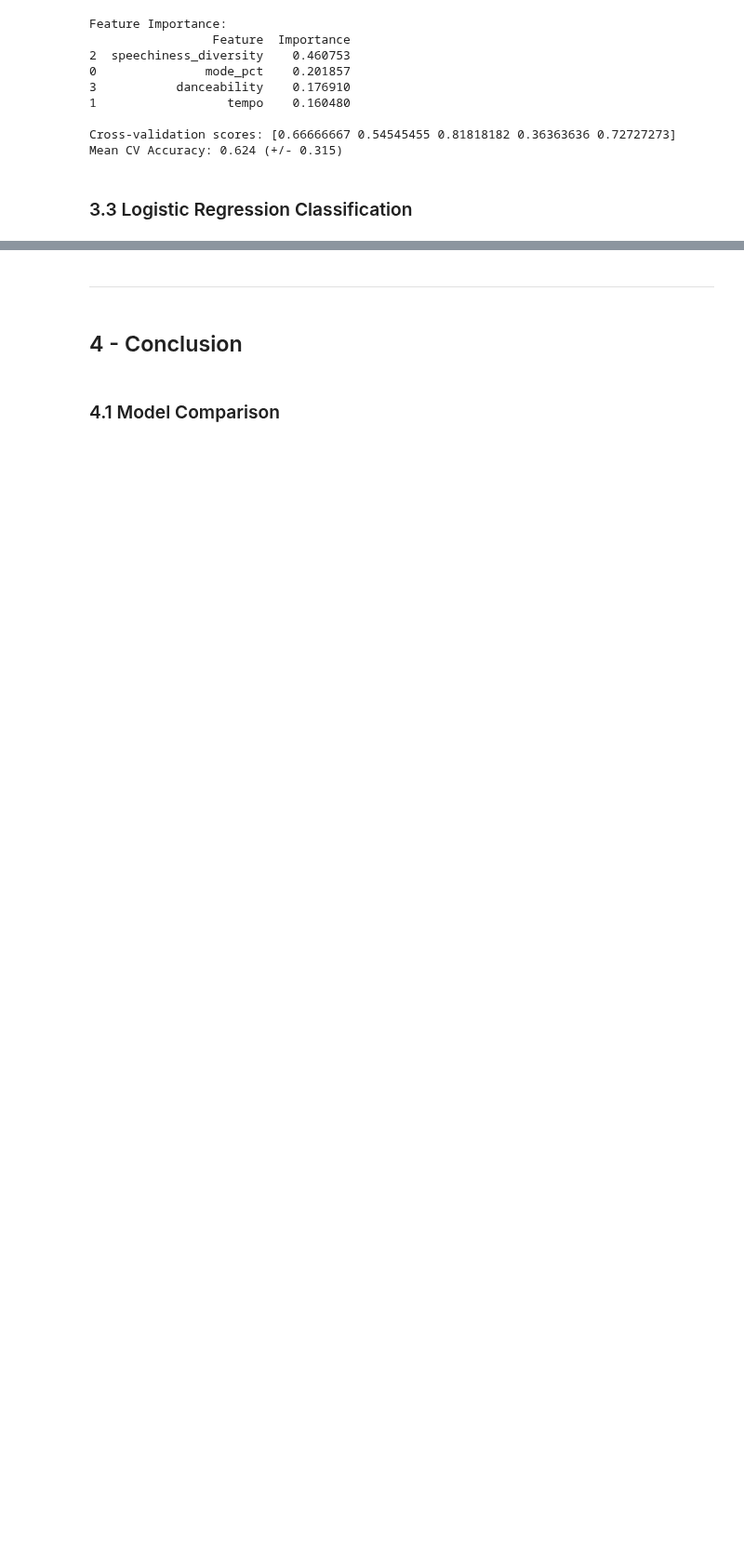
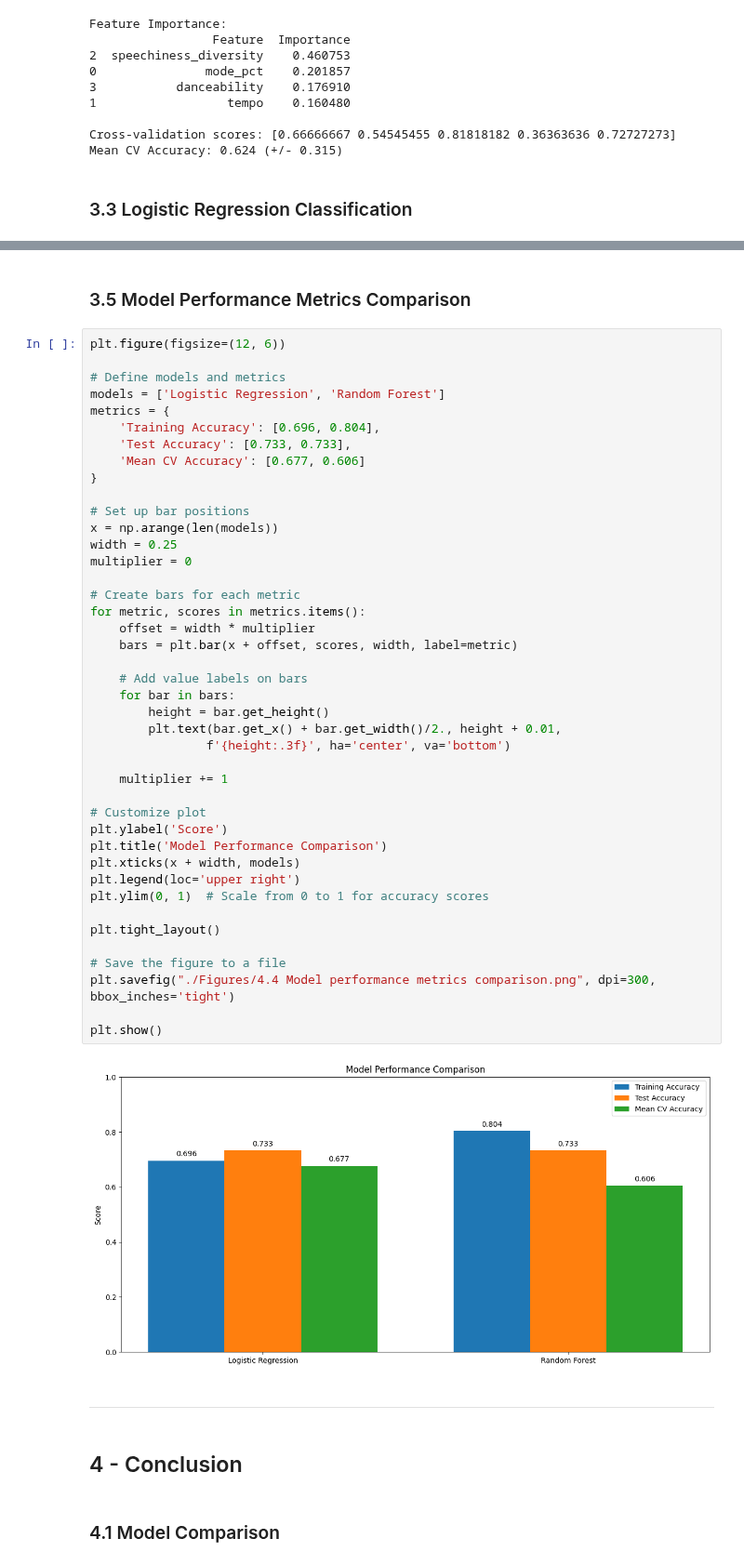
Before and after one commit to eraiken/Springboard, a Jupyter notebook: Capstone 2 - Music and Happiness/4 - Modeling.ipynb, the cells around one changed output, grey strips where cells are left out. Shown at 93% size. Cells and saved outputs as stored; diff of their text form; blank space fills up the shorter version.

```diff
--- a/Capstone 2 - Music and Happiness/4 - Modeling.ipynb
+++ b/Capstone 2 - Music and Happiness/4 - Modeling.ipynb
@@ -289,3 +318,49 @@ Mean CV Accuracy: 0.677 (+/- 0.153)
+# %% [markdown]
+### 3.5 Model Performance Metrics Comparison
+# %%
+plt.figure(figsize=(12, 6))
+
+# Define models and metrics
+models = ['Logistic Regression', 'Random Forest']
+metrics = {
+    'Training Accuracy': [0.696, 0.804],
+    'Test Accuracy': [0.733, 0.733],
+    'Mean CV Accuracy': [0.677, 0.606]
+}
+
+# Set up bar positions
+x = np.arange(len(models))
+width = 0.25
+multiplier = 0
+
+# Create bars for each metric
+for metric, scores in metrics.items():
+    offset = width * multiplier
+    bars = plt.bar(x + offset, scores, width, label=metric)
+
+    # Add value labels on bars
+    for bar in bars:
+        height = bar.get_height()
+        plt.text(bar.get_x() + bar.get_width()/2., height + 0.01,
+                f'{height:.3f}', ha='center', va='bottom')
+
+    multiplier += 1
+
+# Customize plot
+plt.ylabel('Score')
+plt.title('Model Performance Comparison')
+plt.xticks(x + width, models)
+plt.legend(loc='upper right')
+plt.ylim(0, 1)  # Scale from 0 to 1 for accuracy scores
+
+plt.tight_layout()
+
+# Save the figure to a file
+plt.savefig("./Figures/4.4 Model performance metrics comparison.png", dpi=300, bbox_inches='tight')
+
+plt.show()
+# %% [output]
+[figure, added]
 # %% [markdown]
 ---
 # %% [markdown]
```
Also changed, not shown: parts of 7 cells of this notebook, 39 other files.
